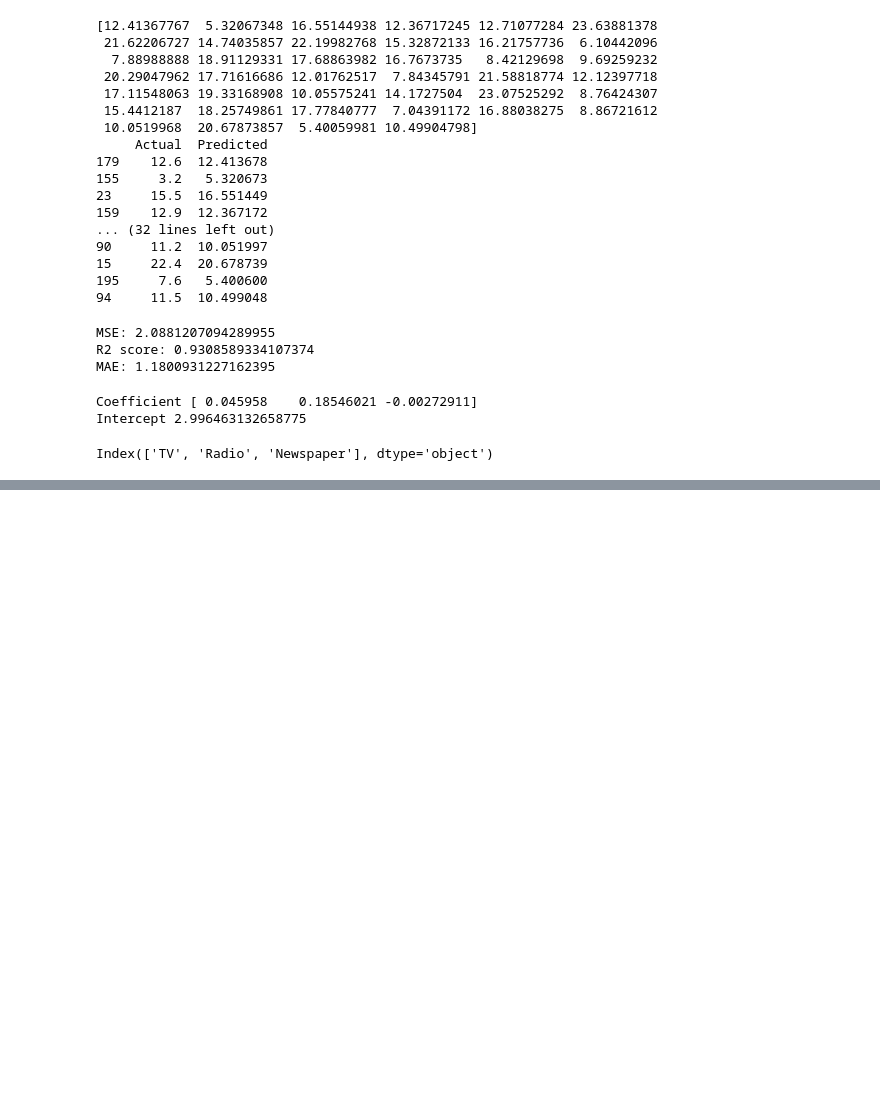
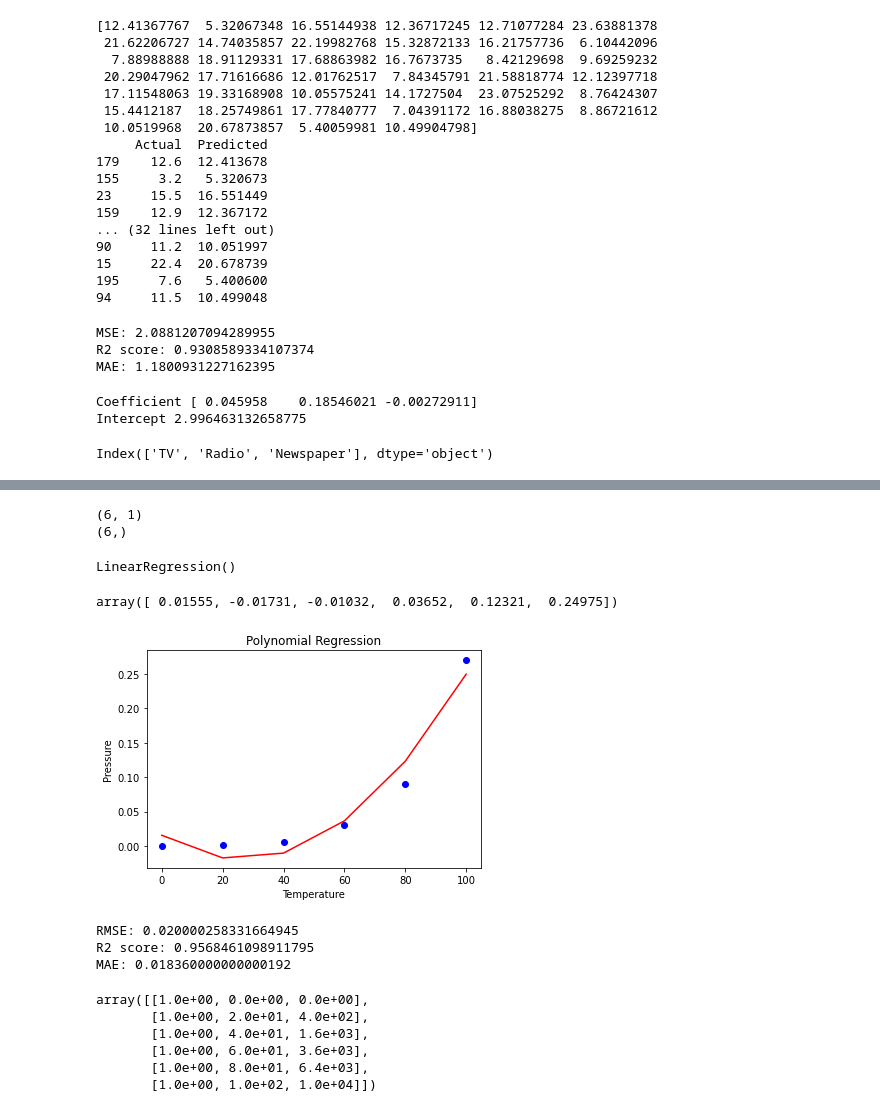
Before and after one commit to Suparshv/FCSP-2, a Jupyter notebook: CH-5.ipynb, the cells around one changed output, grey strips where cells are left out. Drawn from its saved outputs; the diff is of its cells as text; code cells hidden in the pictures; blank space fills up the shorter version.

```diff
--- a/CH-5.ipynb
+++ b/CH-5.ipynb
@@ -655,0 +1038,4 @@ y_p=model.predict([[]])
+# %%
+import pandas as ps
+df=pd.read_csv("polylinearregression.csv")
+df
@@ -655,0 +1050,51 @@ y_p=model.predict([[]])
+# %%
+x=df.iloc[:,1:2]
+y=df.iloc[:,2]
+print(x.shape)
+print(y.shape)
+# %% [output]
+(6, 1)
+(6,)
+# %%
+from sklearn.linear_model import LinearRegression
+from sklearn.preprocessing import PolynomialFeatures
+poly=PolynomialFeatures(degree=2)
+model_poly=poly.fit_transform(x)
+lr=LinearRegression()
+lr.fit(model_poly,y)
+# %% [output]
+LinearRegression()
+# %%
+y_pred=lr.predict(model_poly)
+y_pred
+# %% [output]
+array([ 0.01555, -0.01731, -0.01032,  0.03652,  0.12321,  0.24975])
+# %%
+import matplotlib.pyplot as plt
+plt.scatter(x,y,color='blue')
+plt.plot(x,y_pred,color='red')
+plt.xlabel('Temperature')
+plt.ylabel('Pressure')
+plt.title("Polynomial Regression")
+plt.show()
+# %% [output]
+[figure, added]
+# %%
+from sklearn.metrics import mean_squared_error,r2_score,mean_absolute_error
+import numpy as np
+print('RMSE:',np.sqrt(mean_squared_error(y,y_pred)))
+print('R2 score:',r2_score(y,y_pred))
+print('MAE:',mean_absolute_error(y,y_pred))
+# %% [output]
+RMSE: 0.020000258331664945
+R2 score: 0.9568461098911795
+MAE: 0.018360000000000192
+# %%
+model_poly
+# %% [output]
+array([[1.0e+00, 0.0e+00, 0.0e+00],
+       [1.0e+00, 2.0e+01, 4.0e+02],
+       [1.0e+00, 4.0e+01, 1.6e+03],
+       [1.0e+00, 6.0e+01, 3.6e+03],
+       [1.0e+00, 8.0e+01, 6.4e+03],
+       [1.0e+00, 1.0e+02, 1.0e+04]])
```
Also changed, not shown: parts of 38 cells of this notebook, 3 other files.
